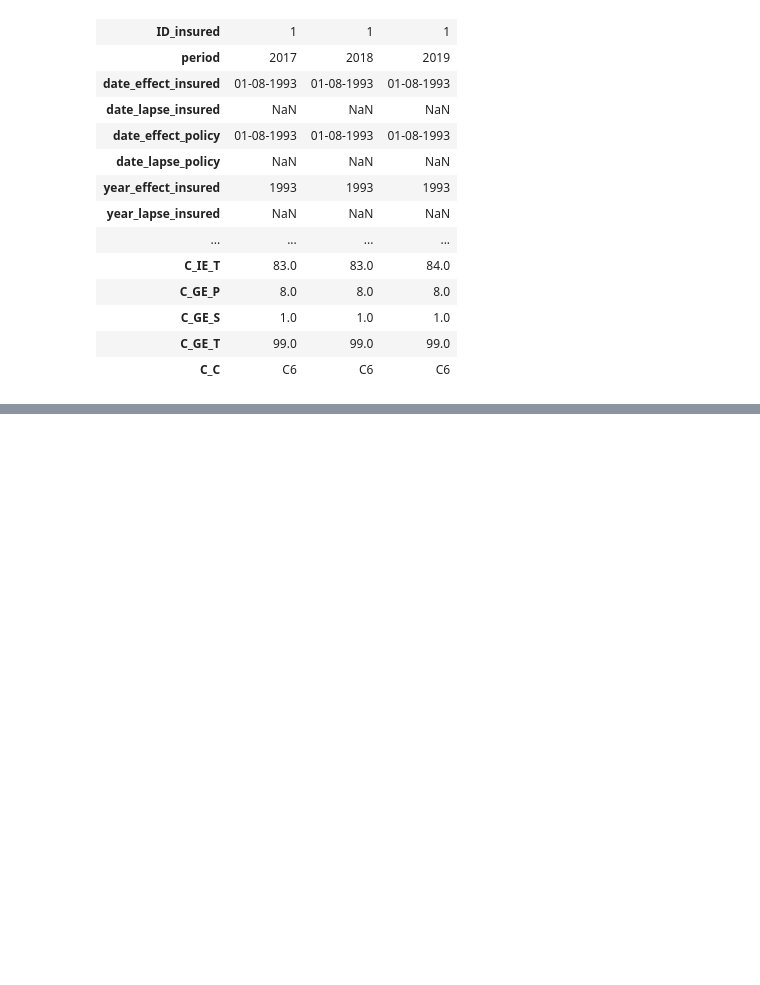
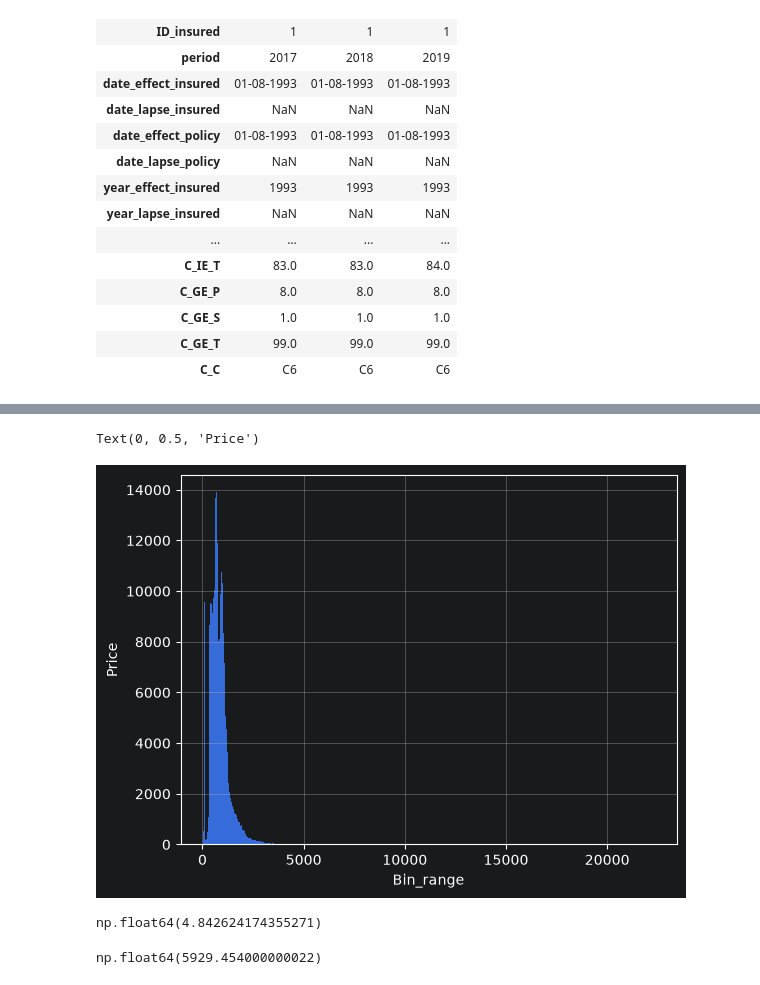
Before and after one commit to Affan279/Customer-Churn-Prediction, a Jupyter notebook: notebooks/01_eda.ipynb, the cells around one changed output, grey strips where cells are left out. Drawn from its saved outputs; the diff is of its cells as text; code cells hidden in the pictures; blank space fills up the shorter version.

Commit message:
Analysis on Premium Price

```diff
--- a/notebooks/01_eda.ipynb
+++ b/notebooks/01_eda.ipynb
@@ -309,9 +306,3 @@ for colo in lis:
 
     if insu_df[~valid].count().loc[colo] != 0:
         print(colo)
-# %%
-
-#these attributes can be helpful in find the relation between different attributes
-
-insu_df["loss_ratio"] = insu_df["cost_claims_year"] / insu_df["premium"].replace(0, np.nan)
-insu_df["cost_per_service"] = insu_df["cost_claims_year"] / insu_df["n_medical_services"].replace(0, np.nan)
@@ -454,0 +501,16 @@ insu_df[insu_df["ID"] == "9_1"].T
+# %%
+insu_df["premium"].hist(bins= 500)
+plt.xlabel("Bin_range")
+plt.ylabel("Price")
+# %% [output]
+Text(0, 0.5, 'Price')
+[figure, added]
+# %%
+#this is highly right skewed
+insu_df["premium"].skew()
+# %% [output]
+np.float64(4.842624174355271)
+# %%
+insu_df["premium"].quantile(0.999)
+# %% [output]
+np.float64(5929.454000000022)
```
Also changed, not shown: parts of 13 cells of this notebook.
